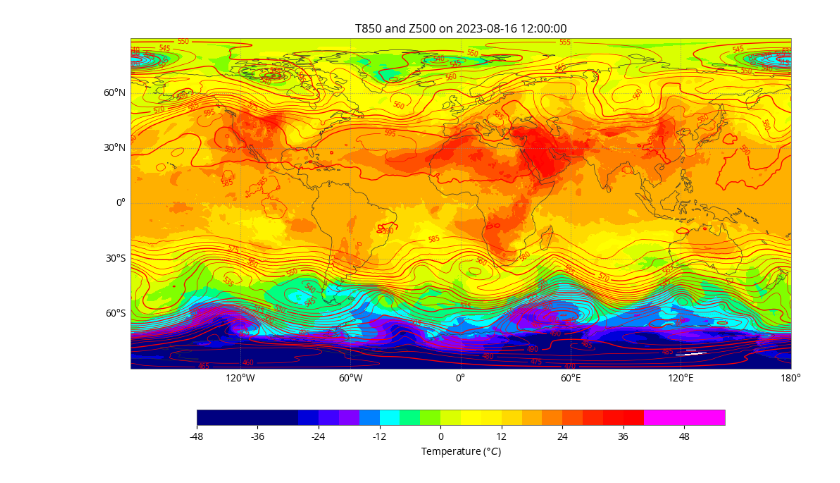
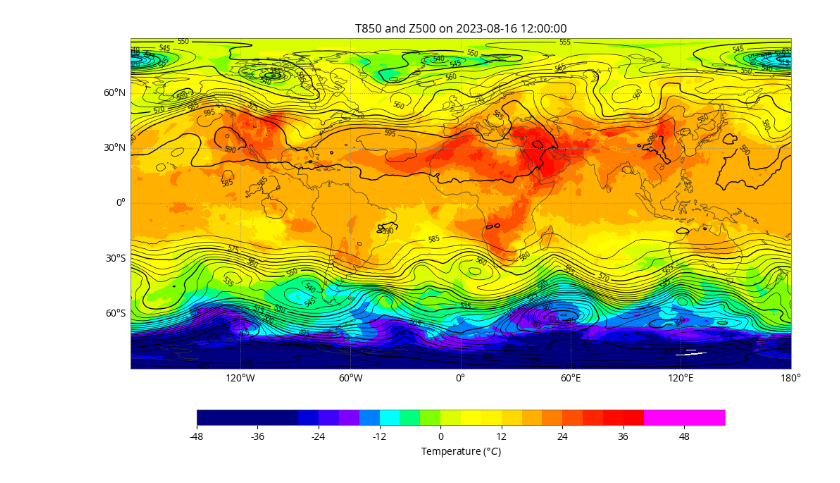
Before and after one commit to ecmwf/earthkit-maps, a Jupyter notebook: docs/examples/t850-z500.ipynb, the cells around one changed output. Cells and saved outputs as stored; diff of their text form; code cells hidden in the pictures.

```diff
--- a/docs/examples/t850-z500.ipynb
+++ b/docs/examples/t850-z500.ipynb
@@ -29,7 +29,7 @@ t850 = earthkit.data.from_source(
     },
 )
 # %%
-style = earthkit.maps.styles.Contour(
+t850_style = earthkit.maps.styles.Contour(
     colors= [
         (0, 0, 0.5),
         (0, 0, 0.5),
@@ -62,19 +62,28 @@ style = earthkit.maps.styles.Contour(
     levels=range(-48, 57, 4),
     units="celsius",
 )
+
+z500_style = earthkit.maps.styles.Contour(
+    line_colors="black",
+    linewidths=[0.5, 0.5, 0.5, 1],
+    level_step=5,
+    labels=True,
+    conversion=lambda x: (x / 9.80665) * 0.1,
+    legend_type=None,
+)
 # %%
 chart = earthkit.maps.Superplot()
 
-chart.plot(t850, style=style)
-chart.plot(z500, units="dam")
+chart.plot(t850, style=t850_style)
+chart.plot(z500, style=z500_style)
 
 chart.coastlines()
 chart.gridlines()
 
 chart.legend()
 
 chart.subplot_titles("T850 and Z500 on {time}")
 
 chart.show()
 # %% [output]
-[figure, old version]
+[figure, new version]
```
